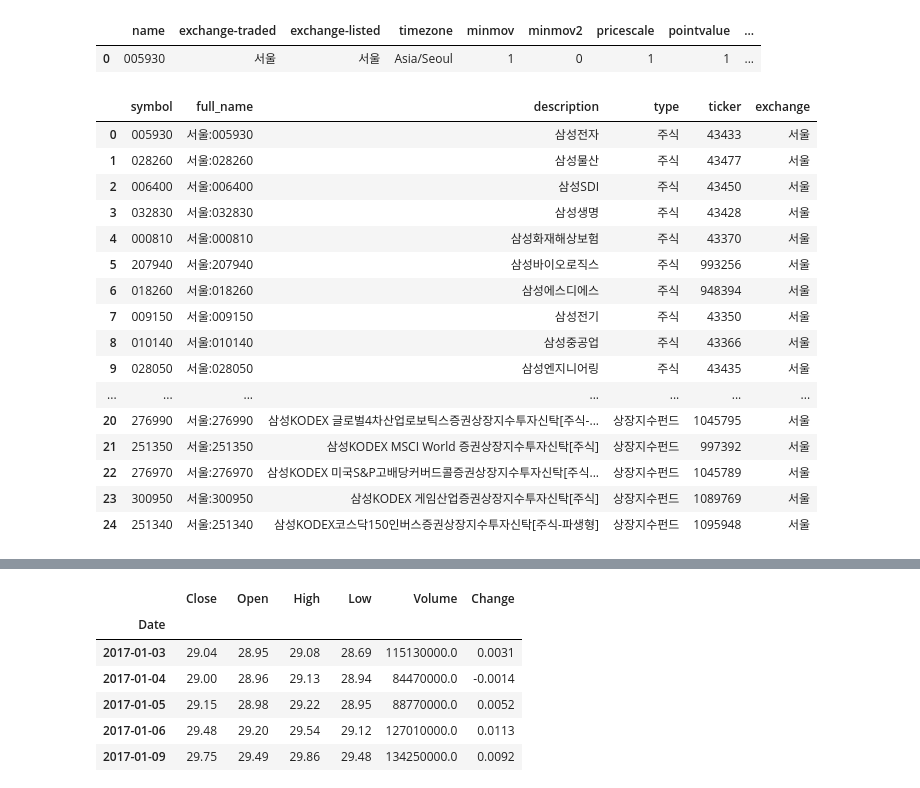
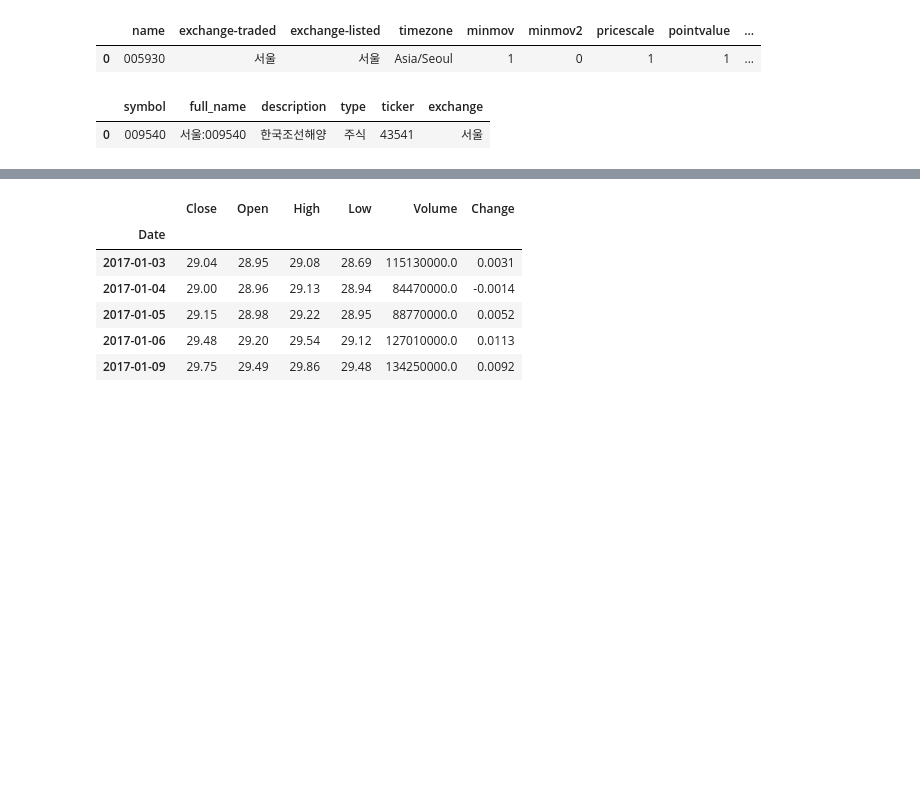
Before and after one commit to pickmoment/moondata, a Jupyter notebook: test.ipynb, the cells around one changed output, grey strips where cells are left out. Cells and saved outputs as stored; diff of their text form; code cells hidden in the pictures; blank space fills up the shorter version.

```diff
--- a/test.ipynb
+++ b/test.ipynb
@@ -116,22 +264,7 @@ symbols('KS:005930')
 |  | name | exchange-traded | exchange-listed | timezone | minmov | minmov2 | pricescale | pointvalue | ... |
 | 0 | 005930 | 서울 | 서울 | Asia/Seoul | 1 | 0 | 1 | 1 | ... |
 # %%
-search('삼성')
+search('한국조선')
 # %% [output]
 |  | symbol | full_name | description | type | ticker | exchange |
-| 0 | 005930 | 서울:005930 | 삼성전자 | 주식 | 43433 | 서울 |
-| 1 | 028260 | 서울:028260 | 삼성물산 | 주식 | 43477 | 서울 |
-| 2 | 006400 | 서울:006400 | 삼성SDI | 주식 | 43450 | 서울 |
-| 3 | 032830 | 서울:032830 | 삼성생명 | 주식 | 43428 | 서울 |
-| 4 | 000810 | 서울:000810 | 삼성화재해상보험 | 주식 | 43370 | 서울 |
-| 5 | 207940 | 서울:207940 | 삼성바이오로직스 | 주식 | 993256 | 서울 |
-| 6 | 018260 | 서울:018260 | 삼성에스디에스 | 주식 | 948394 | 서울 |
-| 7 | 009150 | 서울:009150 | 삼성전기 | 주식 | 43350 | 서울 |
-| 8 | 010140 | 서울:010140 | 삼성중공업 | 주식 | 43366 | 서울 |
-| 9 | 028050 | 서울:028050 | 삼성엔지니어링 | 주식 | 43435 | 서울 |
-| ... | ... | ... | ... | ... | ... | ... |
-| 20 | 276990 | 서울:276990 | 삼성KODEX 글로벌4차산업로보틱스증권상장지수투자신탁[주식-... | 상장지수펀드 | 1045795 | 서울 |
-| 21 | 251350 | 서울:251350 | 삼성KODEX MSCI World 증권상장지수투자신탁[주식] | 상장지수펀드 | 997392 | 서울 |
-| 22 | 276970 | 서울:276970 | 삼성KODEX 미국S&P고배당커버드콜증권상장지수투자신탁[주식... | 상장지수펀드 | 1045789 | 서울 |
-| 23 | 300950 | 서울:300950 | 삼성KODEX 게임산업증권상장지수투자신탁[주식] | 상장지수펀드 | 1089769 | 서울 |
-| 24 | 251340 | 서울:251340 | 삼성KODEX코스닥150인버스증권상장지수투자신탁[주식-파생형] | 상장지수펀드 | 1095948 | 서울 |
+| 0 | 009540 | 서울:009540 | 한국조선해양 | 주식 | 43541 | 서울 |
```
Also changed, not shown: parts of 26 cells of this notebook, 4 other files.
